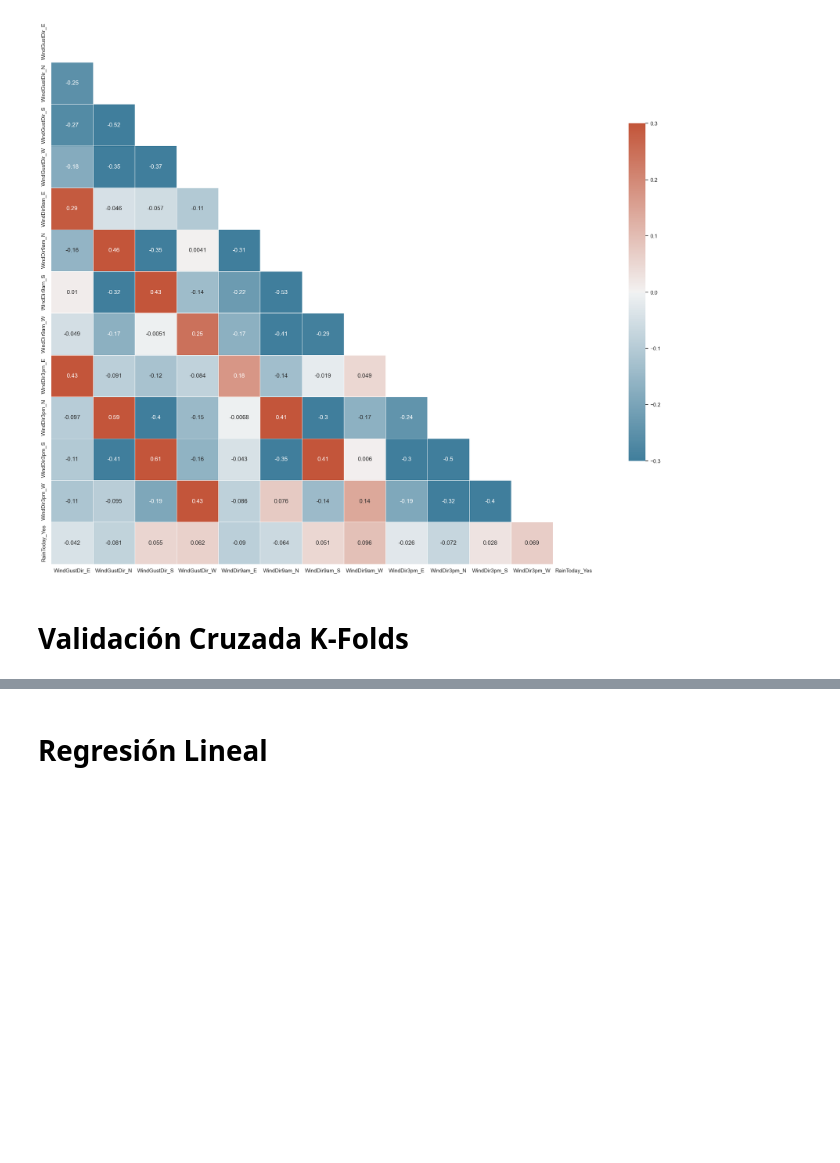
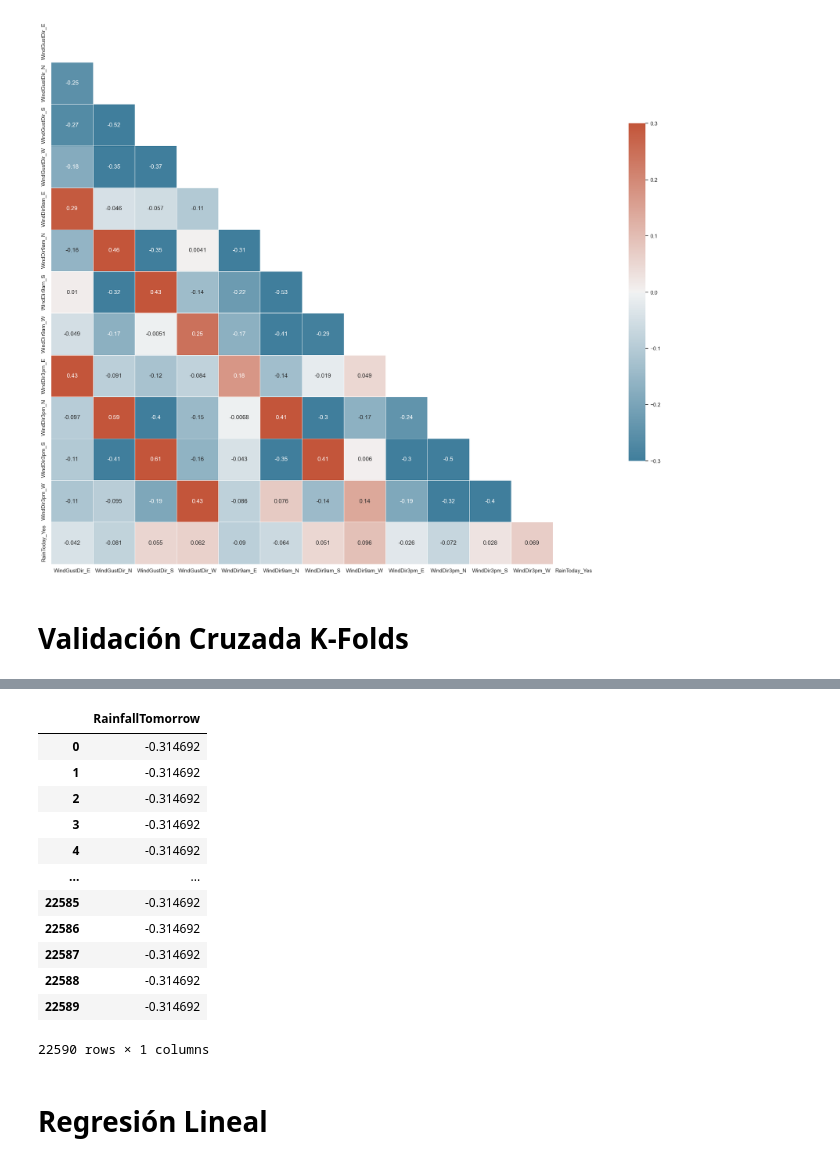
Before and after one commit to C4570/AA1-TUIA-Britos-Moresco, a Jupyter notebook: TP_integrador_AA1.ipynb, the cells around one changed output, grey strips where cells are left out. Cells and saved outputs as stored; diff of their text form; code cells hidden in the pictures; blank space fills up the shorter version.

Commit message:
union de dataframes

```diff
--- a/TP_integrador_AA1.ipynb
+++ b/TP_integrador_AA1.ipynb
@@ -2127,0 +2179,10 @@ plt.show()
+# %%
+train_estandarizado = train_estandarizado.reset_index(drop=True)
+train_dummies = train_dummies.reset_index(drop=True)
+test_estandarizado = test_estandarizado.reset_index(drop=True)
+test_dummies = test_dummies.reset_index(drop=True)
+# %%
+# Juntamos continuas y categóricas
+train_processed = pd.concat([train_estandarizado, train_dummies], axis=1)
+
+test_processed = pd.concat([test_estandarizado, test_dummies], axis=1)
@@ -2128,2 +2232,24 @@ plt.show()
+# %%
+y_train = train_processed.drop(['MinTemp', 'MaxTemp', 'Rainfall', 'Evaporation', 'Sunshine', 'WindGustSpeed', 'WindSpeed9am', 'WindSpeed3pm', 'Humidity9am', 'Humidity3pm', 'Pressure9am', 'Pressure3pm', 'Cloud9am', 'Cloud3pm', 'Temp9am', 'Temp3pm', 'WindGustDir_E', 'WindGustDir_N', 'WindGustDir_S', 'WindGustDir_W', 'WindDir9am_E', 'WindDir9am_N', 'WindDir9am_S', 'WindDir9am_W', 'WindDir3pm_E', 'WindDir3pm_N', 'WindDir3pm_S', 'WindDir3pm_W', 'RainToday_Yes'], axis=1)
+x_train =  train_processed.drop('RainfallTomorrow', axis=1)
+
+y_test = test_processed.drop(['MinTemp', 'MaxTemp', 'Rainfall', 'Evaporation', 'Sunshine', 'WindGustSpeed', 'WindSpeed9am', 'WindSpeed3pm', 'Humidity9am', 'Humidity3pm', 'Pressure9am', 'Pressure3pm', 'Cloud9am', 'Cloud3pm', 'Temp9am', 'Temp3pm', 'WindGustDir_E', 'WindGustDir_N', 'WindGustDir_S', 'WindGustDir_W', 'WindDir9am_E', 'WindDir9am_N', 'WindDir9am_S', 'WindDir9am_W', 'WindDir3pm_E', 'WindDir3pm_N', 'WindDir3pm_S', 'WindDir3pm_W', 'RainToday_Yes'], axis=1)
+x_test = test_processed.drop('RainfallTomorrow', axis=1)
+# %%
+y_train
+# %% [output]
+|  | RainfallTomorrow |
+| 0 | -0.314692 |
+| 1 | -0.314692 |
+| 2 | -0.314692 |
+| 3 | -0.314692 |
+| 4 | -0.314692 |
+| ... | ... |
+| 22585 | -0.314692 |
+| 22586 | -0.314692 |
+| 22587 | -0.314692 |
+| 22588 | -0.314692 |
+| 22589 | -0.314692 |
+22590 rows × 1 columns
 # %% [markdown]
 # Regresión Lineal
```
Also changed, not shown: parts of 19 cells of this notebook.
